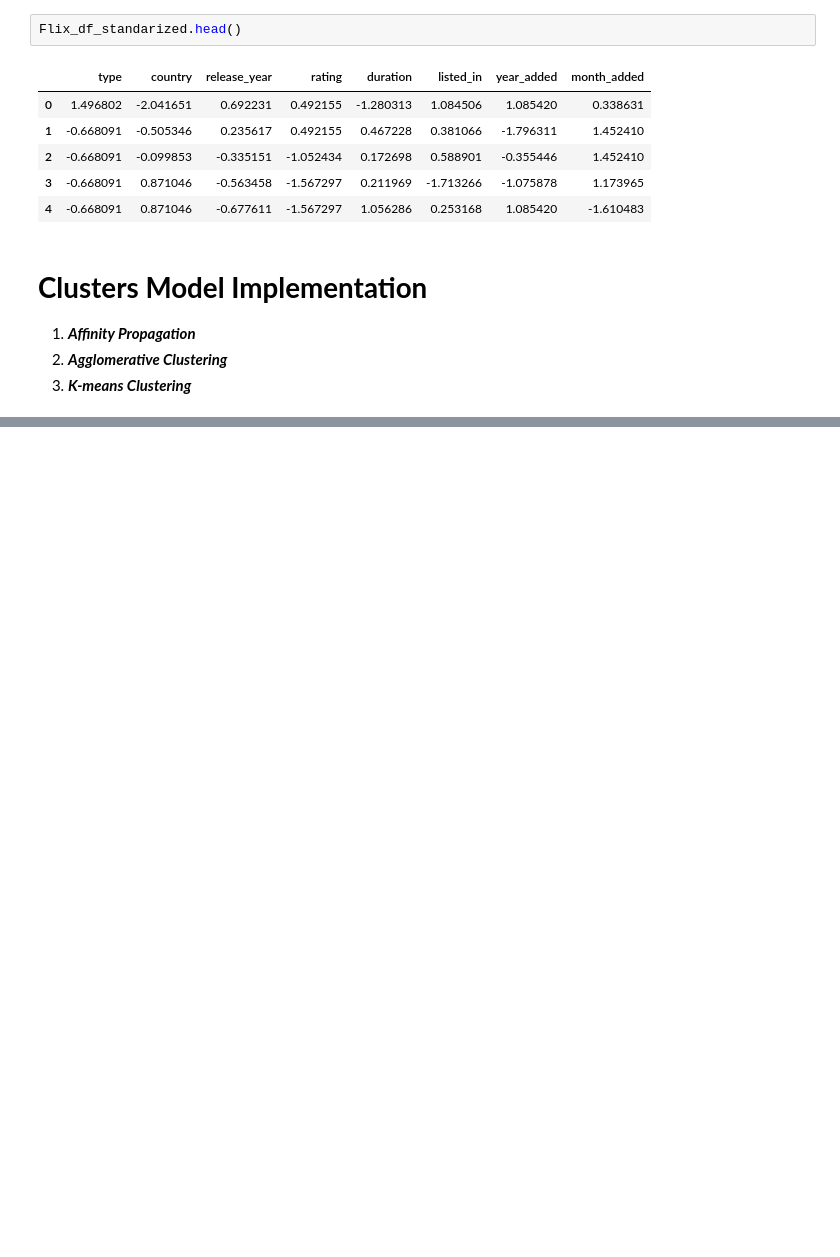
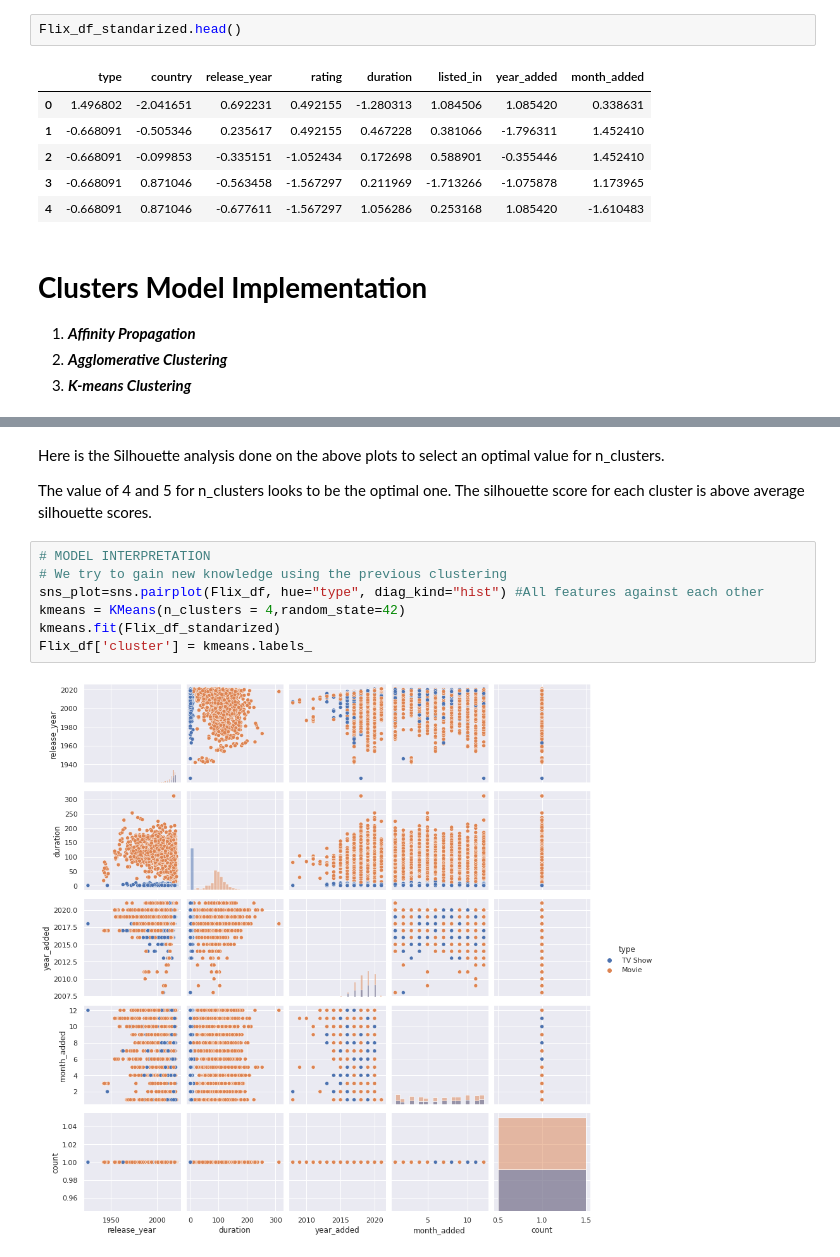
Before and after one commit to nikhilumare/Netflix-Movies-and-tv-shows-Clustering, a Jupyter notebook: netflix_movies_and_tv_shows_clustering_capstone_4_NikhilUmare.ipynb, the cells around one changed output, grey strips where cells are left out. Drawn from its saved outputs; the diff is of its cells as text; blank space fills up the shorter version.

```diff
--- a/netflix_movies_and_tv_shows_clustering_capstone_4_NikhilUmare.ipynb
+++ b/netflix_movies_and_tv_shows_clustering_capstone_4_NikhilUmare.ipynb
@@ -1343,0 +1557,13 @@ Flix_df_standarized.head()
+# %% [markdown]
+Here is the Silhouette analysis done on the above plots to select an optimal value for n_clusters.
+
+The value of 4 and 5 for n_clusters looks to be the optimal one. The silhouette score for each cluster is above average silhouette scores.
+# %%
+# MODEL INTERPRETATION
+# We try to gain new knowledge using the previous clustering
+sns_plot=sns.pairplot(Flix_df, hue="type", diag_kind="hist") #All features against each other
+kmeans = KMeans(n_clusters = 4,random_state=42)
+kmeans.fit(Flix_df_standarized)
+Flix_df['cluster'] = kmeans.labels_
+# %% [output]
+[figure, added]
```
Also changed, not shown: parts of 20 cells of this notebook.
